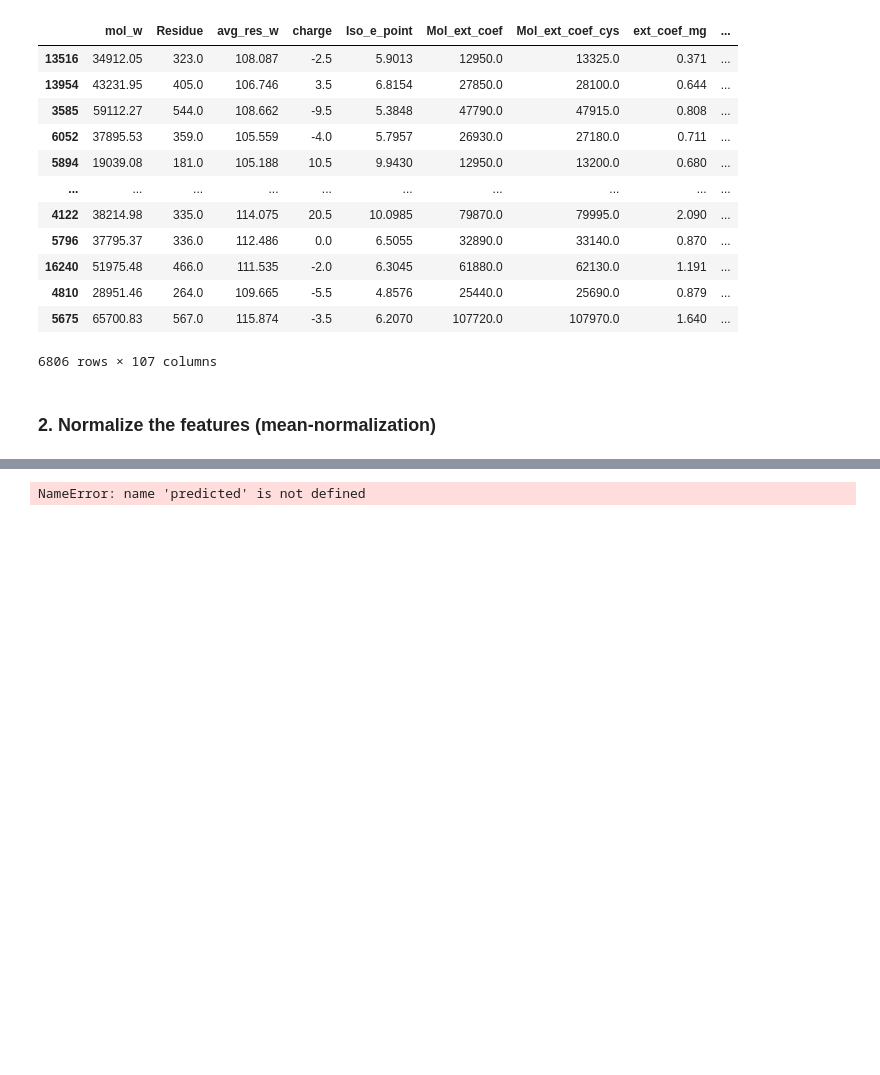
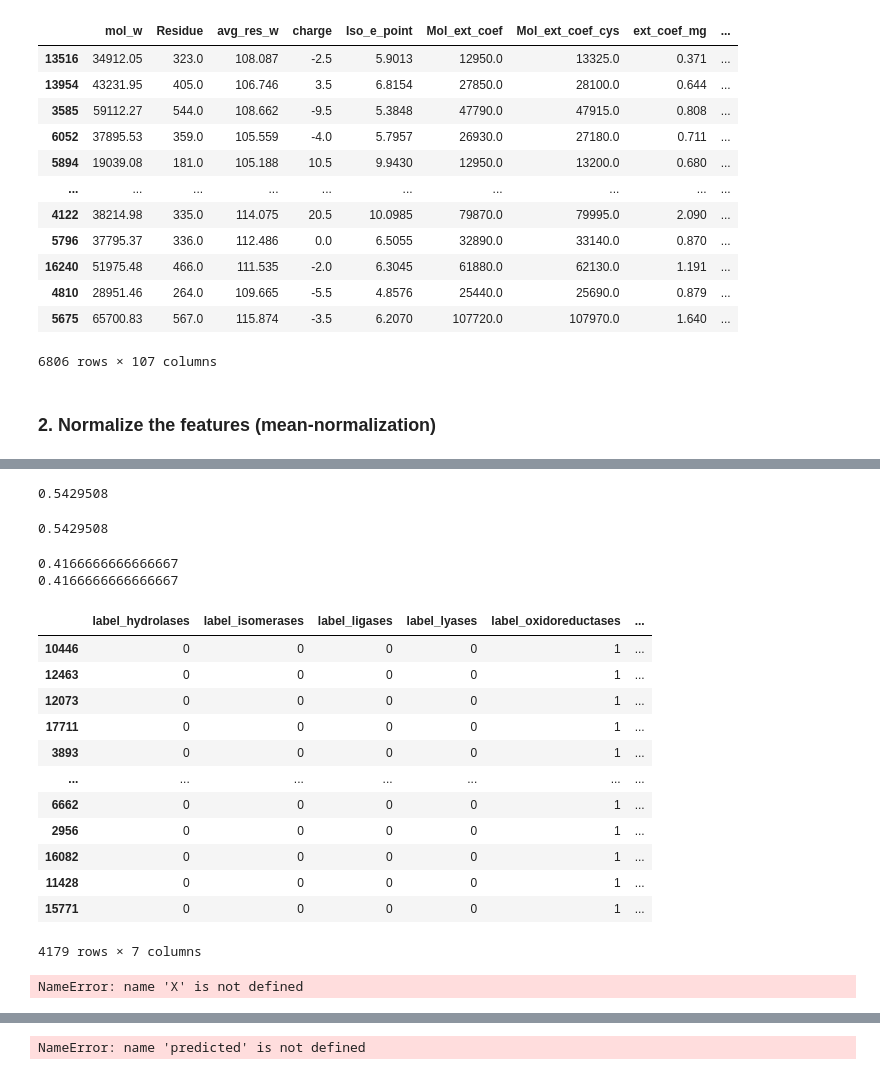
Before and after one commit to Swatantra-D/Enzyme_classification, a Jupyter notebook: Enzyme_classification_swat.ipynb, the cells around one changed output, grey strips where cells are left out. Saved outputs shown, nothing was run; the diff lists cells and outputs as text; code cells hidden in the pictures; blank space fills up the shorter version.

```diff
--- a/Enzyme_classification_swat.ipynb
+++ b/Enzyme_classification_swat.ipynb
@@ -179,3 +217,5 @@ Index(['mol_w', 'Residue', 'avg_res_w', 'charge', 'Iso_e_point',
        'polar_mol', 'charged', 'charged_mol', 'basic', 'basic_mol', 'acidic',
        'acidic_mol'],
       dtype='object')
+# %%
+selected_features = ['mol_w', 'Residue', 'avg_res_w', 'charge', 'Iso_e_point','Mol_ext_coef', 'Mol_ext_coef_cys', 'ext_coef_mg', 'ext_coef_mg_cys','Imp_express_inclu_bodies', 'Anum', 'Amole%', 'Adhfs', 'Cnum', 'Cmole%','Cdhfs', 'Dnum', 'Dmole%', 'Ddhfs', 'Enum', 'Emole%', 'Edhfs', 'Fnum','Fmole%', 'Fdhfs', 'Gnum', 'Gmole%', 'Gdhfs', 'Hnum', 'Hmole%', 'Hdhfs','Inum', 'Imole%', 'Idhfs', 'Knum', 'Kmole%', 'Kdhfs', 'Lnum', 'Lmole%','Ldhfs', 'Mnum', 'Mmole%', 'Mdhfs', 'Nnum', 'Nmole%', 'Ndhfs', 'Pnum','Pmole%', 'Pdhfs', 'Qnum', 'Qmole%', 'Qdhfs', 'Rnum', 'Rmole%', 'Rdhfs','Snum', 'Smole%', 'Sdhfs', 'Tnum', 'Tmole%', 'Tdhfs', 'Vnum', 'Vmole%','Vdhfs', 'Wnum', 'Wmole%', 'Wdhfs', 'Ynum', 'Ymole%', 'Ydhfs', 'tiny','tiny_mol', 'small', 'small_mol', 'aliphatic', 'aliphatic_mol','aromatic', 'aromatic_mol', 'non-polar', 'non-polar_mol', 'polar','polar_mol', 'charged', 'charged_mol', 'basic', 'basic_mol', 'acidic','acidic_mol']
@@ -210,10 +256,8 @@ y_np = y.to_numpy()  # labels
 # %% [markdown]
 ### 2. Normalize the features (mean-normalization)
 # %%
-x_norm = np.zeros_like(x_np)   # make an empty array
-for i in range(x_np.shape[1]):
-    tmp_arr = x_np[:,i]    # temporary array for each col
-    mean = np.mean(tmp_arr) # mean of the col
-    tmp_arr2 = (tmp_arr - mean) / len(x_np)   # normalixed feature vector
-    x_norm[:,i] = tmp_arr2  # export
-x_norm, x_norm.shape
+for i in range(x.shape[1]):
+    tmp_df = x.iloc[:,i]    # temporary array for each col
+    mean = np.mean(tmp_df) # mean of the col
+    tmp_df2 = (tmp_df - mean) / len(tmp_df)   # normalixed feature vector
+    x.iloc[:,i] = tmp_df2  # export
@@ -234,0 +264,3 @@ x_norm, x_norm.shape
+# %%
+# x_train_ind, x_test_ind, y_train_ind, y_test_ind = train_test_split(range(len(data)),range(len(data)) , test_size=0.2)
+X_train, X_test, y_train, y_test = train_test_split(x, y, test_size=0.2)
@@ -292,10 +330,11 @@ recall_values = []
 f1_values = []
 accuracy_values = []
 
-for name in class_names:
-  temp_df = test_df[test_df['label'] == name]
-  X_test = list(temp_df['Fragment'])
-  Y_test = le.transform(temp_df['Classes'])
+for name in classes:
+  temp_df = [y[y_test_ind]['label'] == name]
+  X_test_class =
+  y_test_OHE = pd.get_dummies(y)
+  y_train = y_OHE[y_train_ind].to_numpy()
   final_result_class.append(name)
 
   predictions = model.predict(X)
@@ -324,0 +435,46 @@ results_df.to_excel(r'C:\Users\Swata\OneDrive\Documents\DATARESULTS_FINAL.xlsx')
+# %%
+m3 = tf.keras.metrics.Recall()
+m3.update_state(Y_true,Y_pred)
+m3.result().numpy()
+# %% [output]
+0.5429508
+# %%
+m2 = tf.keras.metrics.Precision()
+m2.update_state(Y_true,Y_pred)
+m2.result().numpy()
+# %% [output]
+0.5429508
+# %%
+print(precision_score( Y_true[0], Y_pred[0], average = 'macro'))
+print(recall_score( Y_true[0], Y_pred[0], average = 'macro'))
+# %% [output]
+0.4166666666666667
+0.4166666666666667
+# %%
+class_ind = y_test['label'] == 'oxidoreductases'
+X = X_test[class_ind]
+Y_true = pd.get_dummies(y_test)[class_ind]
+Y_true
+# # Prediction and accuracy
+# Y_pred = model.predict(X)
+# m1 = tf.keras.metrics.Accuracy()
+# m1.update_state(Y_true,Y_pred)
+# accuracy_values.append(m1.result().numpy())
+# %% [output]
+|  | label_hydrolases | label_isomerases | label_ligases | label_lyases | label_oxidoreductases | ... |
+| 10446 | 0 | 0 | 0 | 0 | 1 | ... |
+| 12463 | 0 | 0 | 0 | 0 | 1 | ... |
+| 12073 | 0 | 0 | 0 | 0 | 1 | ... |
+| 17711 | 0 | 0 | 0 | 0 | 1 | ... |
+| 3893 | 0 | 0 | 0 | 0 | 1 | ... |
+| ... | ... | ... | ... | ... | ... | ... |
+| 6662 | 0 | 0 | 0 | 0 | 1 | ... |
+| 2956 | 0 | 0 | 0 | 0 | 1 | ... |
+| 16082 | 0 | 0 | 0 | 0 | 1 | ... |
+| 11428 | 0 | 0 | 0 | 0 | 1 | ... |
+| 15771 | 0 | 0 | 0 | 0 | 1 | ... |
+4179 rows × 7 columns
+# %%
+X
+# %% [output]
+NameError: name 'X' is not defined
```
Also changed, not shown: parts of 25 cells of this notebook.
